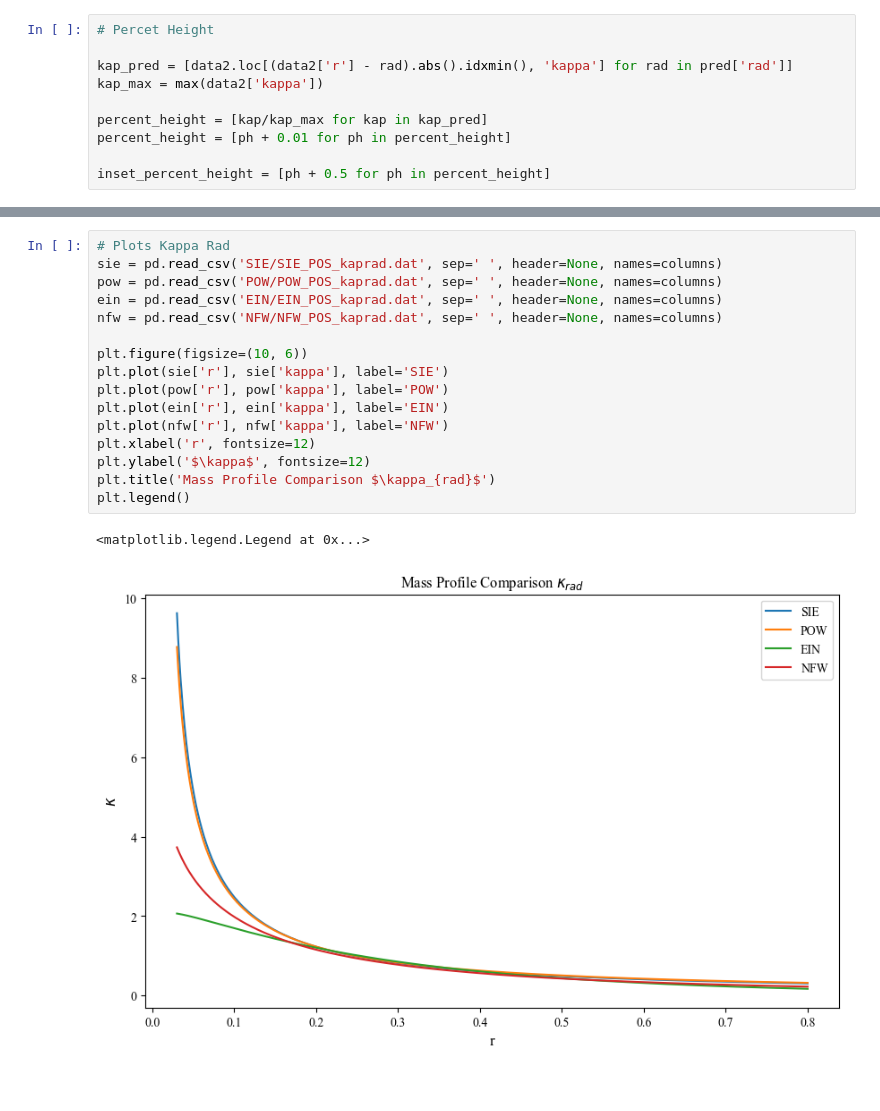
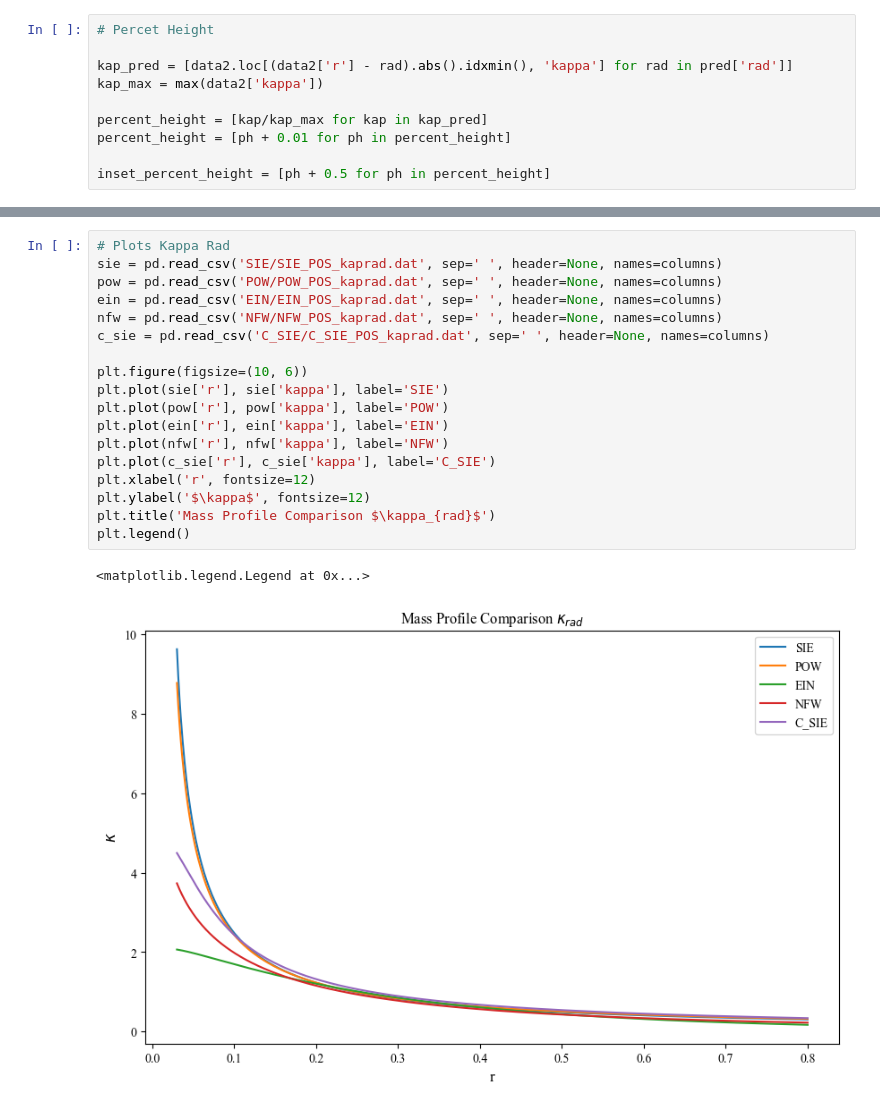
Before and after one commit to romms921/IllustrisTNG-Lens-Modelling, a Jupyter notebook: mass_profile.ipynb, the cells around one changed output, grey strips where cells are left out. Cells and saved outputs as stored; diff of their text form.

```diff
--- a/mass_profile.ipynb
+++ b/mass_profile.ipynb
@@ -227,22 +246,24 @@ plt.show()
 # %%
 # Plots Kappa Rad
 sie = pd.read_csv('SIE/SIE_POS_kaprad.dat', sep=' ', header=None, names=columns)
 pow = pd.read_csv('POW/POW_POS_kaprad.dat', sep=' ', header=None, names=columns)
 ein = pd.read_csv('EIN/EIN_POS_kaprad.dat', sep=' ', header=None, names=columns)
 nfw = pd.read_csv('NFW/NFW_POS_kaprad.dat', sep=' ', header=None, names=columns)
+c_sie = pd.read_csv('C_SIE/C_SIE_POS_kaprad.dat', sep=' ', header=None, names=columns)
 
 plt.figure(figsize=(10, 6))
 plt.plot(sie['r'], sie['kappa'], label='SIE')
 plt.plot(pow['r'], pow['kappa'], label='POW')
 plt.plot(ein['r'], ein['kappa'], label='EIN')
 plt.plot(nfw['r'], nfw['kappa'], label='NFW')
+plt.plot(c_sie['r'], c_sie['kappa'], label='C_SIE')
 plt.xlabel('r', fontsize=12)
 plt.ylabel('$\kappa$', fontsize=12)
 plt.title('Mass Profile Comparison $\kappa_{rad}$')
 plt.legend()
 # %% [output]
 <matplotlib.legend.Legend at 0x...>
-[figure, old version]
+[figure, new version]
 # %%
 # Normalized Kappa Rad
 sie_max = max(sie['kappa'])
```
Also changed, not shown: parts of 9 cells of this notebook, 1 other file.
